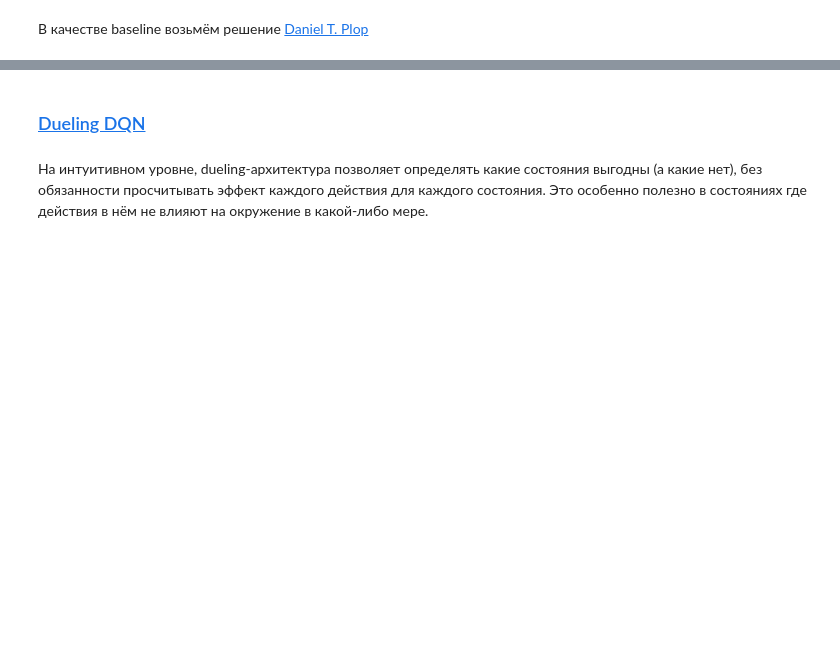
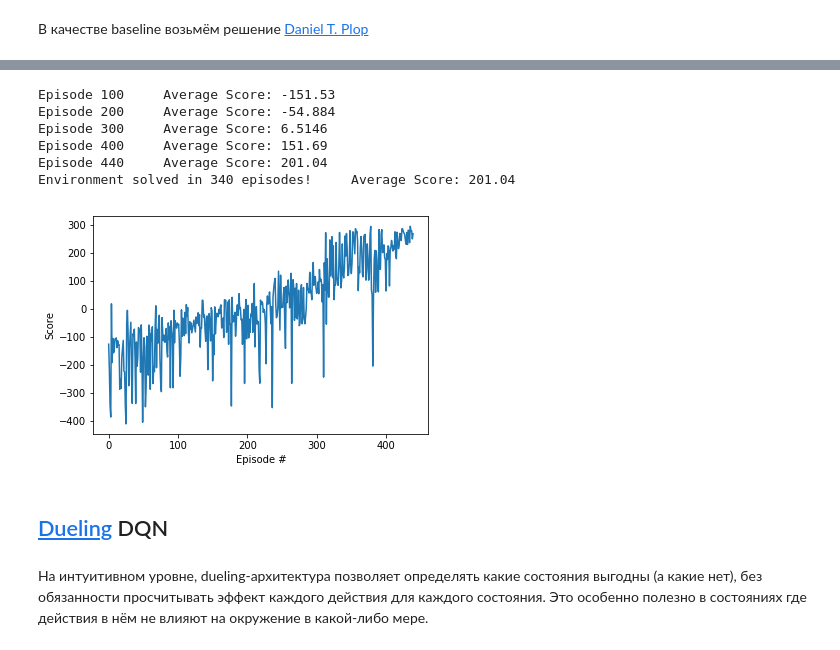
Before and after one commit to Dantatartes/lunarlander, a Jupyter notebook: lab.ipynb, the cells around one changed output, grey strips where cells are left out. Saved outputs shown, nothing was run; the diff lists cells and outputs as text; code cells hidden in the pictures; blank space fills up the shorter version.

Commit message:
Well-documented Double DQNs & small fixes

```diff
--- a/lab.ipynb
+++ b/lab.ipynb
@@ -53,0 +63,12 @@ Environment solved in 878 episodes!     Average Score: 200.21
+# %%
+agent = Agent(state_size, action_size, seed=0, double=True)
+scores_double = train_dqn(agent, env, save_as='checkpoint_double')
+plot_scores(scores_double)
+# %% [output]
+Episode 100     Average Score: -151.53
+Episode 200     Average Score: -54.884
+Episode 300     Average Score: 6.5146
+Episode 400     Average Score: 151.69
+Episode 440     Average Score: 201.04
+Environment solved in 340 episodes!     Average Score: 201.04
+[figure, added]
@@ -54,5 +79,5 @@ Environment solved in 878 episodes!     Average Score: 200.21
 # %% [markdown]
-### [Dueling DQN](https://arxiv.org/abs/1511.06581)
+## [Dueling](https://arxiv.org/abs/1511.06581) DQN
 # %% [markdown]
 На интуитивном уровне, dueling-архитектура позволяет определять какие состояния выгодны (а какие нет), без обязанности просчитывать эффект каждого действия для каждого состояния. Это особенно полезно в состояниях где действия в нём не влияют на окружение в какой-либо мере.
 # %% [markdown]
```
Also changed, not shown: parts of 15 cells of this notebook, 4 other files.
